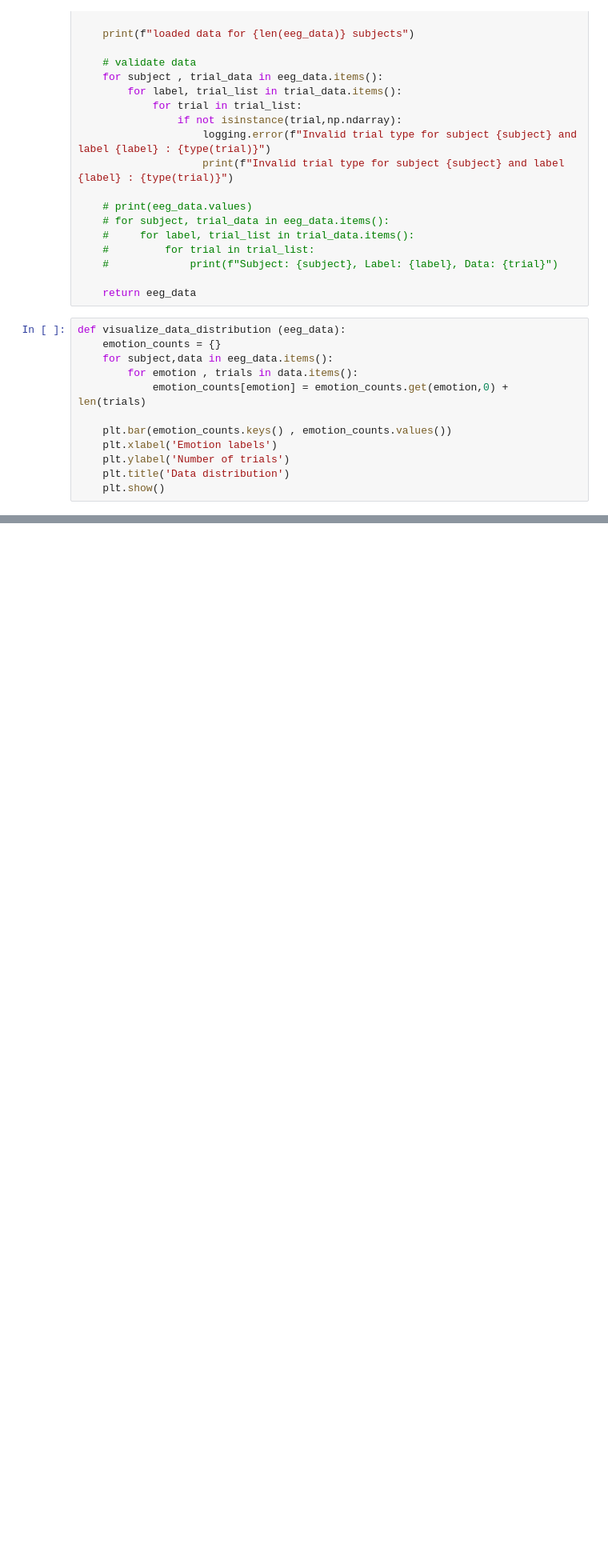
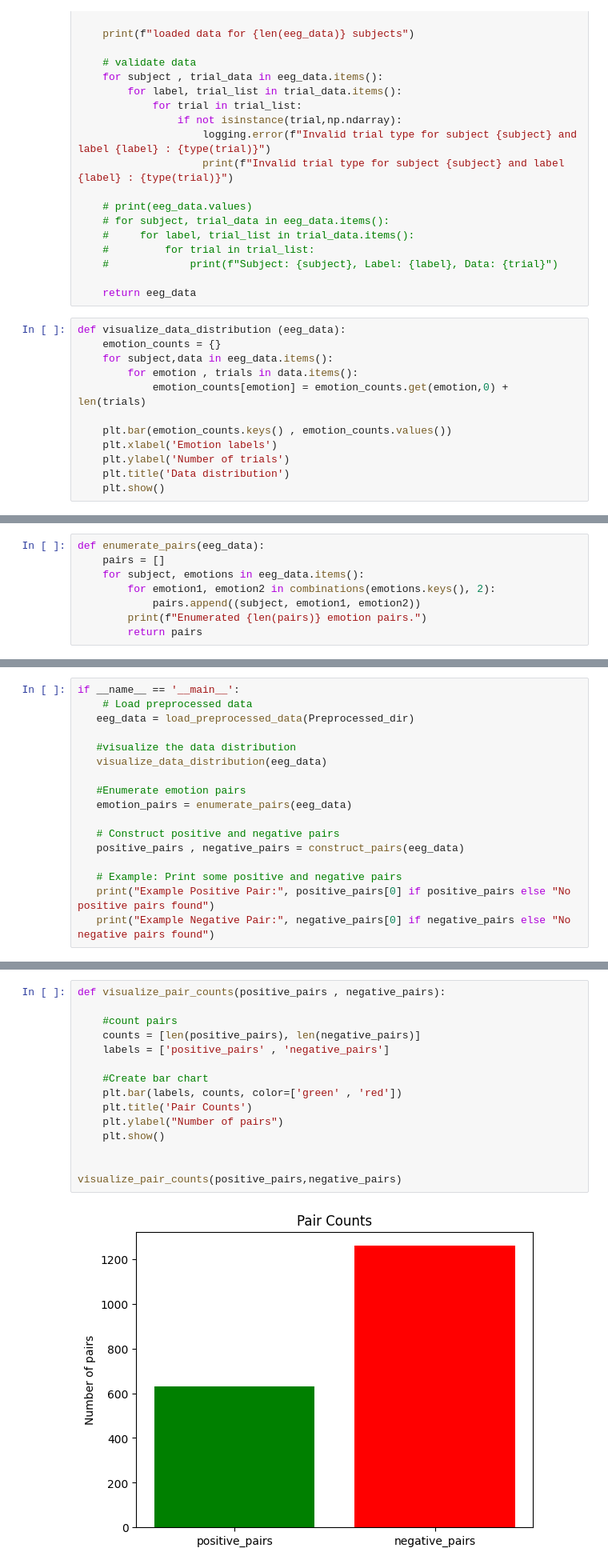
Before and after one commit to hamzaowaisog/EEg-based-Emotion-Recognition, a Jupyter notebook: data_preparation.ipynb, the cells around one changed output, grey strips where cells are left out. Shown at 80% size. Drawn from its saved outputs; the diff is of its cells as text; blank space fills up the shorter version.

```diff
--- a/data_preparation.ipynb
+++ b/data_preparation.ipynb
@@ -80,0 +73,8 @@ loaded data for 15 subjects
+# %%
+def enumerate_pairs(eeg_data):
+    pairs = []
+    for subject, emotions in eeg_data.items():
+        for emotion1, emotion2 in combinations(emotions.keys(), 2):
+            pairs.append((subject, emotion1, emotion2))
+        print(f"Enumerated {len(pairs)} emotion pairs.")
+        return pairs
@@ -80,0 +97,17 @@ loaded data for 15 subjects
+# %%
+if __name__ == '__main__':
+    # Load preprocessed data
+   eeg_data = load_preprocessed_data(Preprocessed_dir)
+
+   #visualize the data distribution
+   visualize_data_distribution(eeg_data)
+
+   #Enumerate emotion pairs
+   emotion_pairs = enumerate_pairs(eeg_data)
+
+   # Construct positive and negative pairs
+   positive_pairs , negative_pairs = construct_pairs(eeg_data)
+
+   # Example: Print some positive and negative pairs
+   print("Example Positive Pair:", positive_pairs[0] if positive_pairs else "No positive pairs found")
+   print("Example Negative Pair:", negative_pairs[0] if negative_pairs else "No negative pairs found")
@@ -80,0 +134,17 @@ loaded data for 15 subjects
+# %%
+def visualize_pair_counts(positive_pairs , negative_pairs):
+
+    #count pairs
+    counts = [len(positive_pairs), len(negative_pairs)]
+    labels = ['positive_pairs' , 'negative_pairs']
+
+    #Create bar chart
+    plt.bar(labels, counts, color=['green' , 'red'])
+    plt.title('Pair Counts')
+    plt.ylabel("Number of pairs")
+    plt.show()
+
+
+visualize_pair_counts(positive_pairs,negative_pairs)
+# %% [output]
+[figure, added]
```
Also changed, not shown: parts of 9 cells of this notebook, 1 other file.
